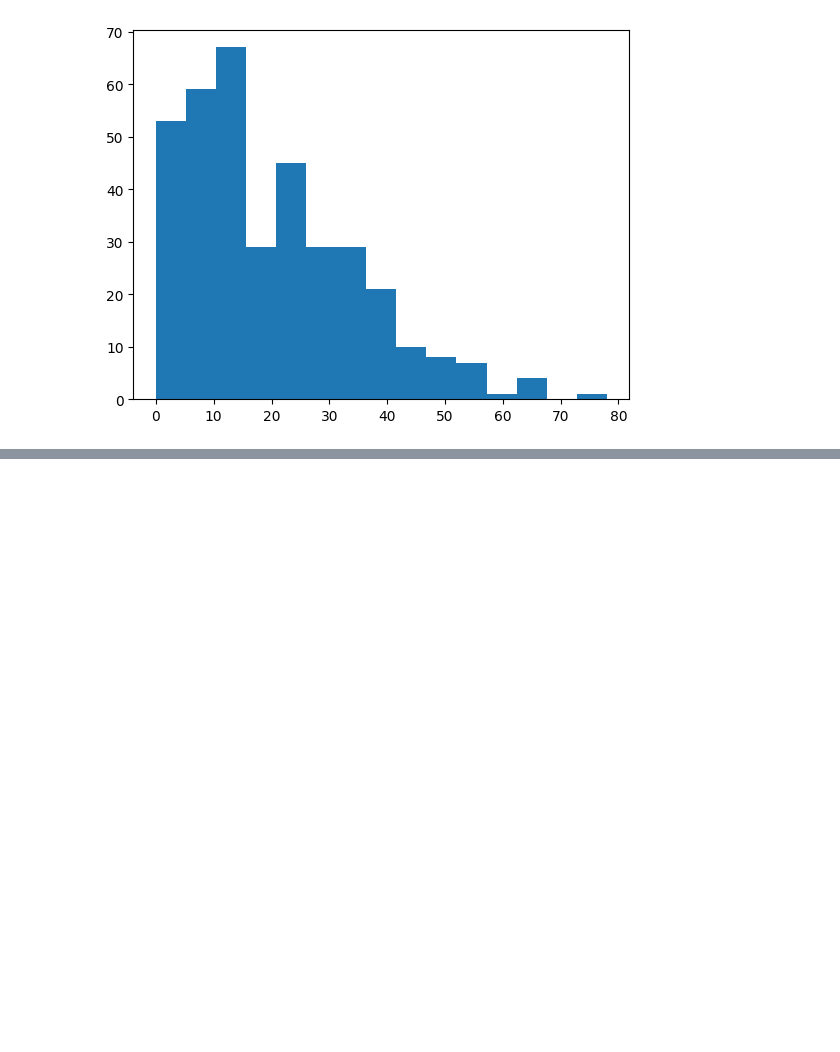
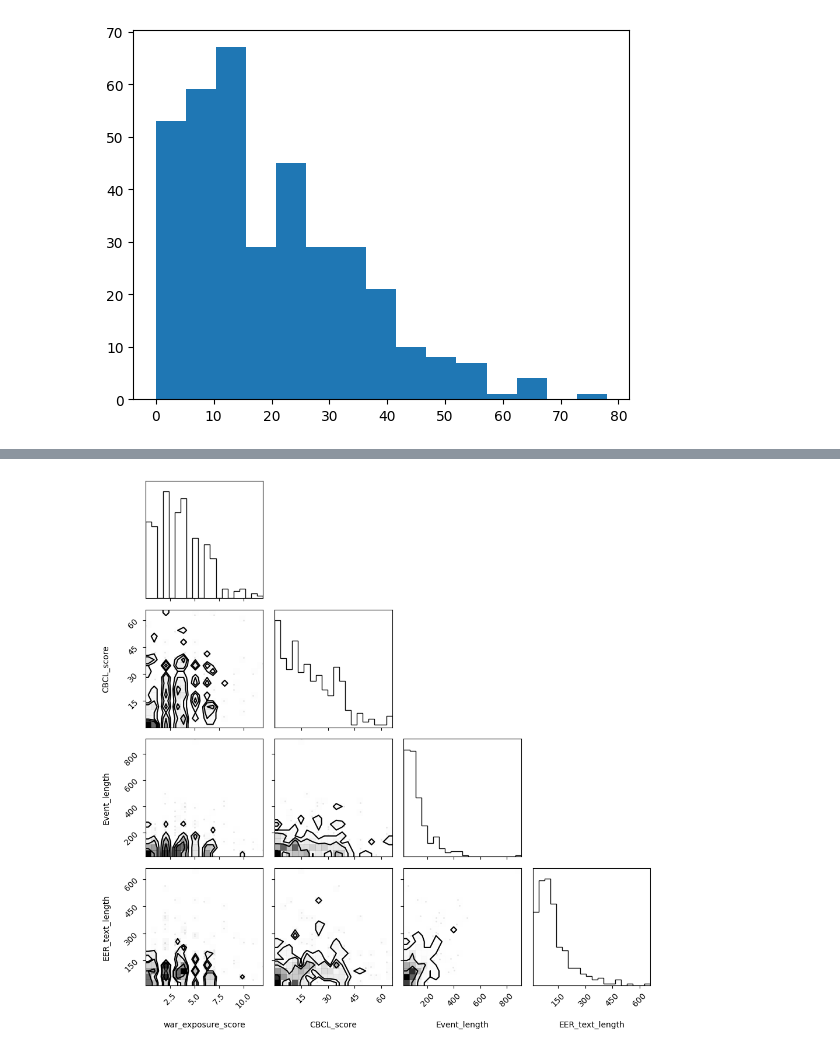
Before and after one commit to OfriA/AppliedProject52056, a Jupyter notebook: data/DataExploration.ipynb, the cells around one changed output, grey strips where cells are left out. Drawn from its saved outputs; the diff is of its cells as text; code cells hidden in the pictures; blank space fills up the shorter version.

```diff
--- a/data/DataExploration.ipynb
+++ b/data/DataExploration.ipynb
@@ -37,7 +37,7 @@ CBCL_features = data.columns[240:283].to_list()
 self_exposure_features = ['SelfExposure_1', 'SelfExposure_2', 'SelfExposure_3', 'SelfExposure_4', 'SelfExposure_5', 'SelfExposure_6']
 other_exposure_features = ['OtherExposure_6', 'OtherExposure_7', 'OtherExposure_8', 'OtherExposure_9', 'OtherExposure_10', 'OtherExposure_11', 'OtherExposure_12']
 # %%
-data = data[np.sum(data[self_exposure_features + other_exposure_features + CBCL_features].isna(), axis=1) == 0]
+data = data[np.sum(data[self_exposure_features + other_exposure_features + CBCL_features + ['Event_length', 'EER_text_length']].isna(), axis=1) == 0]
 # %%
 data.shape
 # %% [output]
@@ -56,6 +56,7 @@ other_exposure_features = ['OtherExposure_6', 'OtherExposure_7', 'OtherExposure_
 
 data['self_exposure_score'] = np.sum(data[self_exposure_features], axis=1)
 data['other_exposure_score'] = np.sum(data[other_exposure_features], axis=1)
+data['war_exposure_score'] = np.sum(data[['self_exposure_score', 'other_exposure_score']], axis=1)
 # %%
 
 CBCL_D_features = CBCL_features[0:13]
@@ -66,5 +67,5 @@ CBCL_S_features = CBCL_features[31:]
 data['CBCL_D_score'] = np.sum(data[CBCL_D_features], axis=1)
 data['CBCL_A_score'] = np.sum(data[CBCL_D_features], axis=1)
 data['CBCL_S_score'] = np.sum(data[CBCL_D_features], axis=1)
-data['CBCL_total_score'] = np.sum(data[['CBCL_D_score', 'CBCL_A_score', 'CBCL_S_score']], axis=1)
+data['CBCL_score'] = np.sum(data[['CBCL_D_score', 'CBCL_A_score', 'CBCL_S_score']], axis=1)
 # %%
@@ -118,0 +122,11 @@ plt.hist(data['CBCL_total_score'], bins=15)
+# %%
+import corner
+
+
+# Generate corner plot using ArviZ
+labels = data[['war_exposure_score', 'CBCL_score', 'Event_length', 'EER_text_length']].columns.tolist()  # Get column names as labels
+figure = corner.corner(data[['war_exposure_score', 'CBCL_score', 'Event_length', 'EER_text_length']].values, labels=labels, quiet = True)
+plt.tight_layout()
+plt.show()
+# %% [output]
+[figure, added]
```
Also changed, not shown: parts of 4 cells of this notebook.
